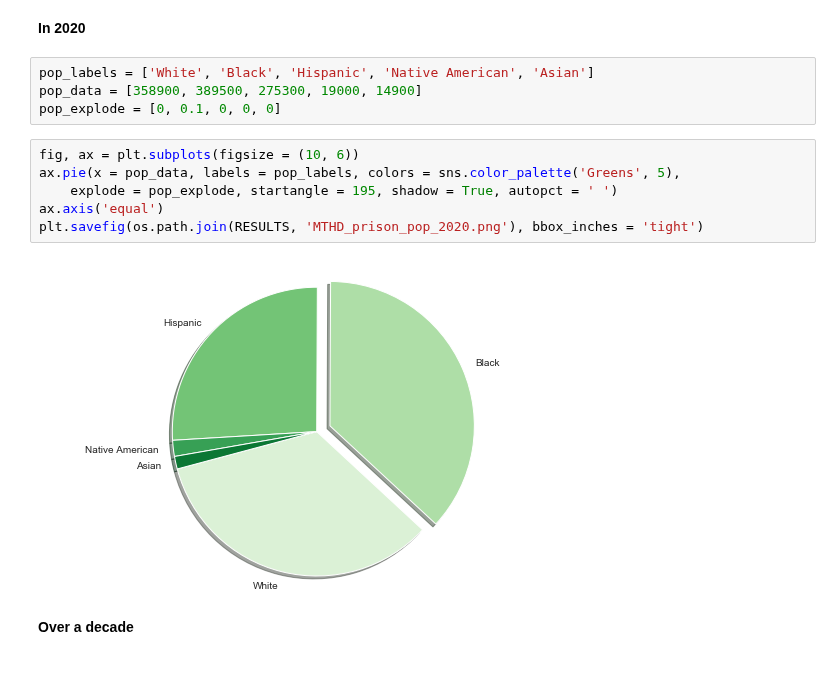
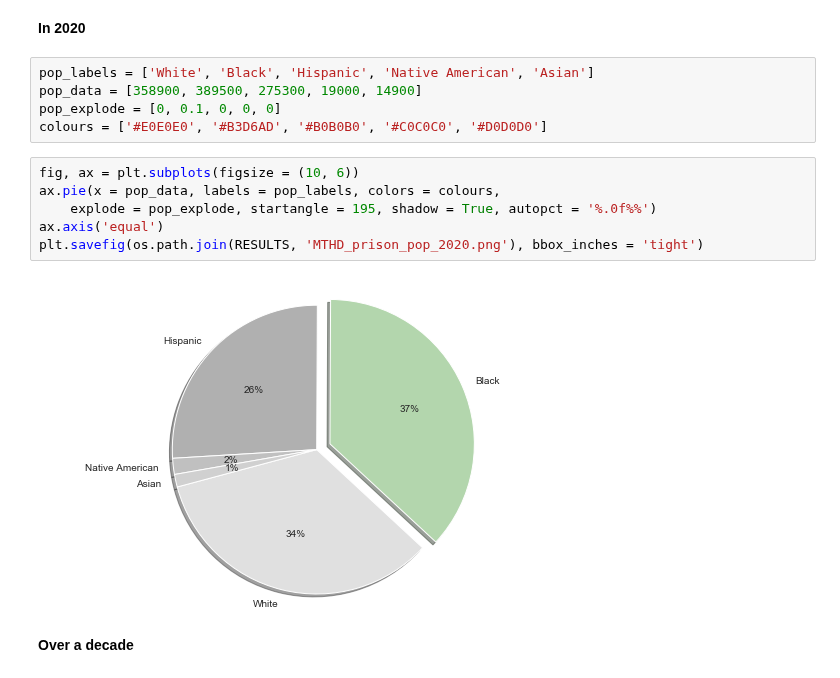
Before and after one commit to megantennies/FYP, a Jupyter notebook: REPORT_CODE.ipynb, the cells around one changed output. Drawn from its saved outputs; the diff is of its cells as text.

```diff
--- a/REPORT_CODE.ipynb
+++ b/REPORT_CODE.ipynb
@@ -69,14 +70,15 @@ plt.savefig(os.path.join(RESULTS, 'MTHD_rearrest_bar.png'), bbox_inches = 'tight
 pop_labels = ['White', 'Black', 'Hispanic', 'Native American', 'Asian']
 pop_data = [358900, 389500, 275300, 19000, 14900]
 pop_explode = [0, 0.1, 0, 0, 0]
+colours = ['#E0E0E0', '#B3D6AD', '#B0B0B0', '#C0C0C0', '#D0D0D0']
 # %%
 fig, ax = plt.subplots(figsize = (10, 6))
-ax.pie(x = pop_data, labels = pop_labels, colors = sns.color_palette('Greens', 5),
-    explode = pop_explode, startangle = 195, shadow = True, autopct = ' ')
+ax.pie(x = pop_data, labels = pop_labels, colors = colours,
+    explode = pop_explode, startangle = 195, shadow = True, autopct = '%.0f%%')
 ax.axis('equal')
 plt.savefig(os.path.join(RESULTS, 'MTHD_prison_pop_2020.png'), bbox_inches = 'tight')
 # %% [output]
-[figure, old version]
+[figure, new version]
 # %% [markdown]
 **Over a decade**
 # %%
```
Also changed, not shown: parts of 19 cells of this notebook, 10 other files.
